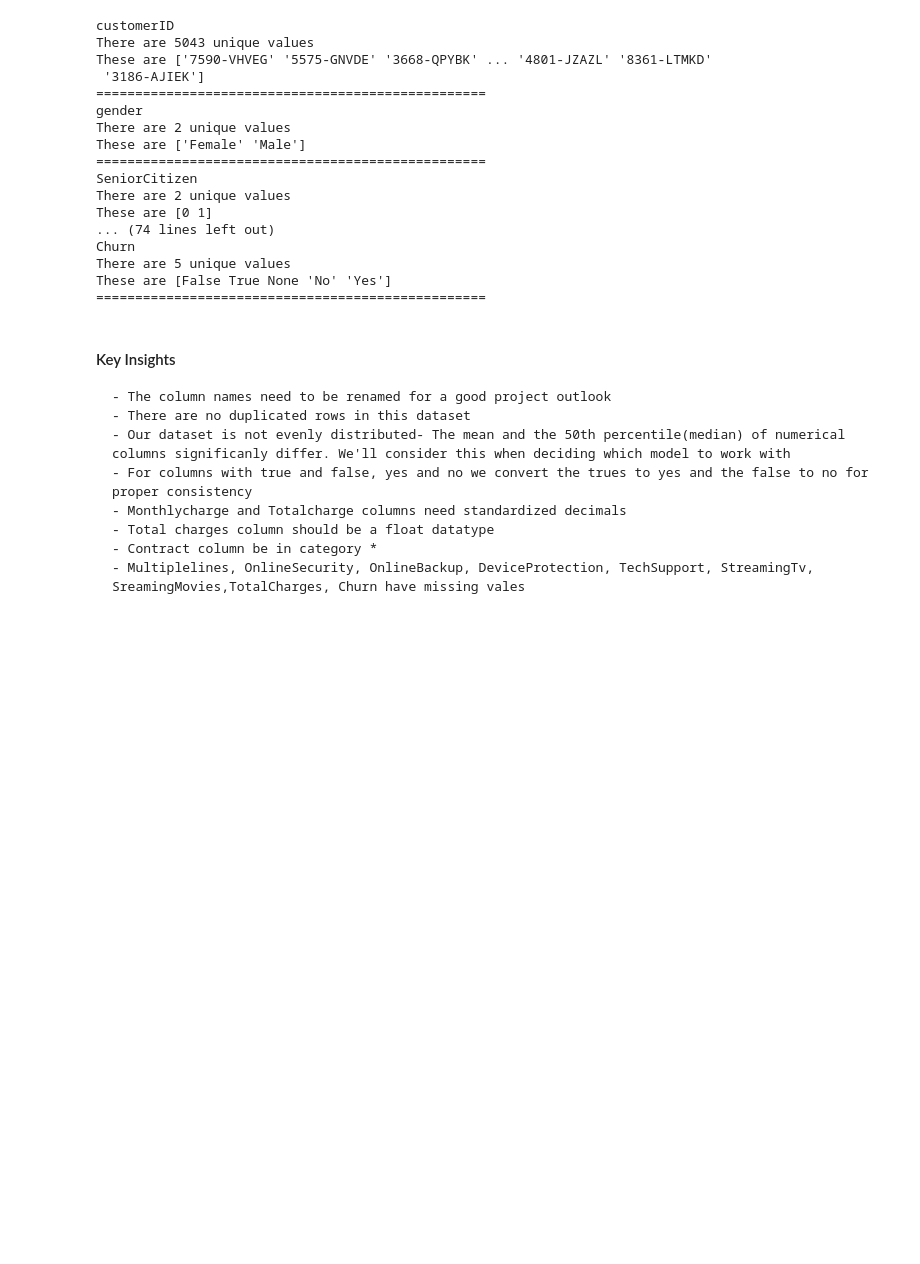
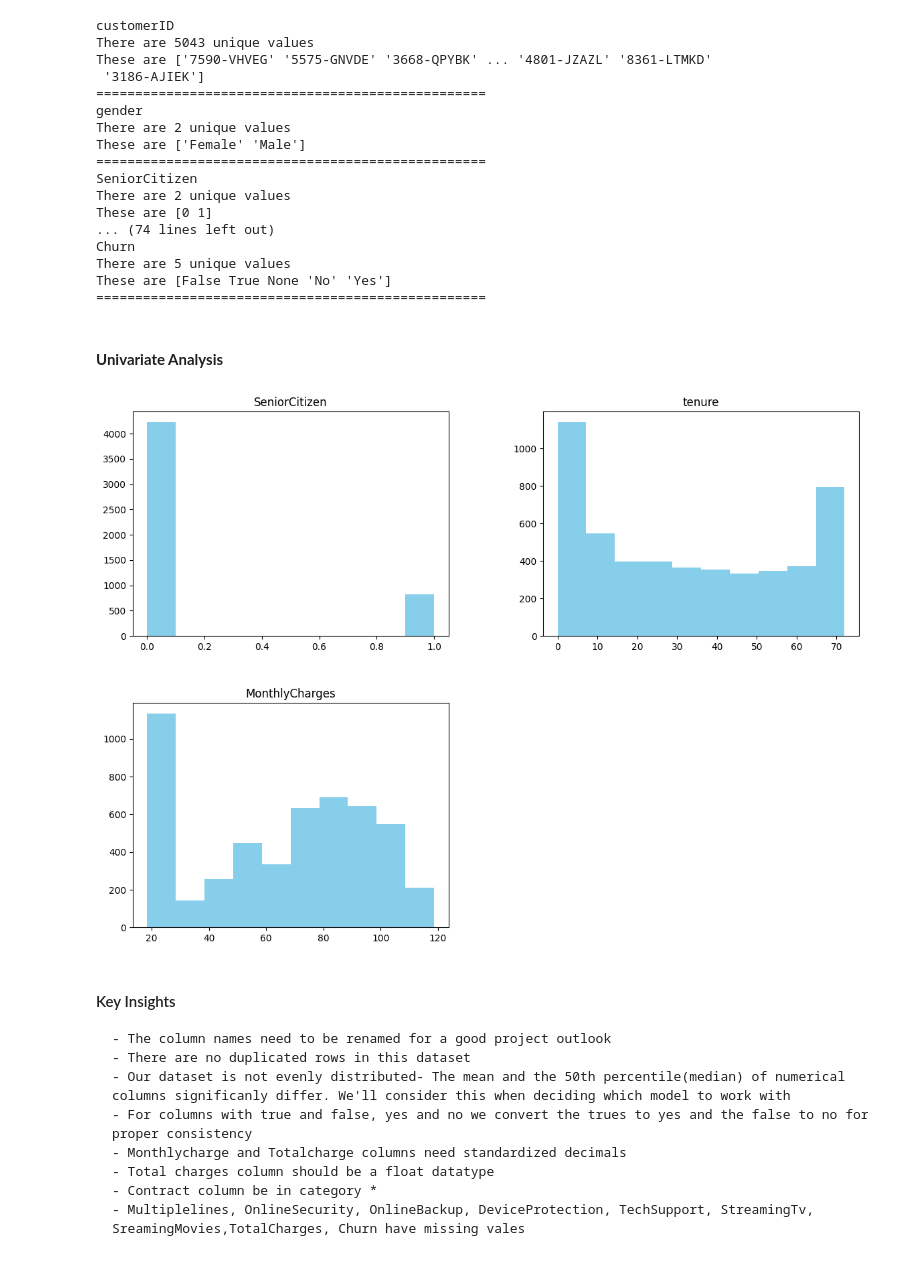
Before and after one commit to Njuraita/Customer-Churn-Prediction-, a Jupyter notebook: notebook/main.ipynb, the cells around one changed output. Cells and saved outputs as stored; diff of their text form; code cells hidden in the pictures; blank space fills up the shorter version.

Commit message:
Univariate Analysis

```diff
--- a/notebook/main.ipynb
+++ b/notebook/main.ipynb
@@ -282,6 +282,14 @@ Churn
 There are 5 unique values
 These are [False True None 'No' 'Yes']
 ==================================================
+# %% [markdown]
+#### **Univariate Analysis**
+# %%
+# Distribution of Numerical Feature
+churn_prime.hist(figsize= (14,10),grid=False, color='skyblue')
+plt.show()
+# %% [output]
+[figure, added]
 # %% [markdown]
 #### Key Insights
     - The column names need to be renamed for a good project outlook
```
